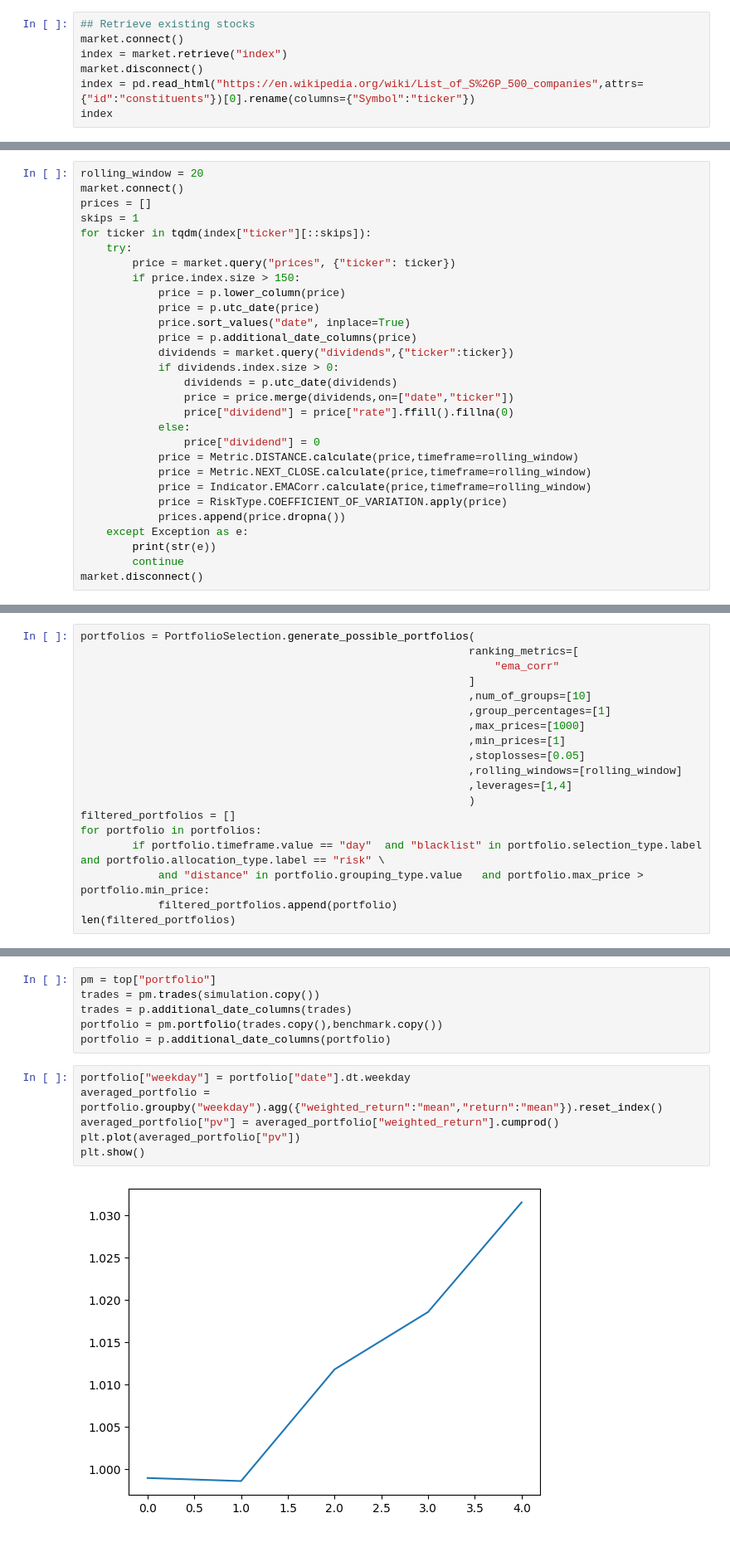
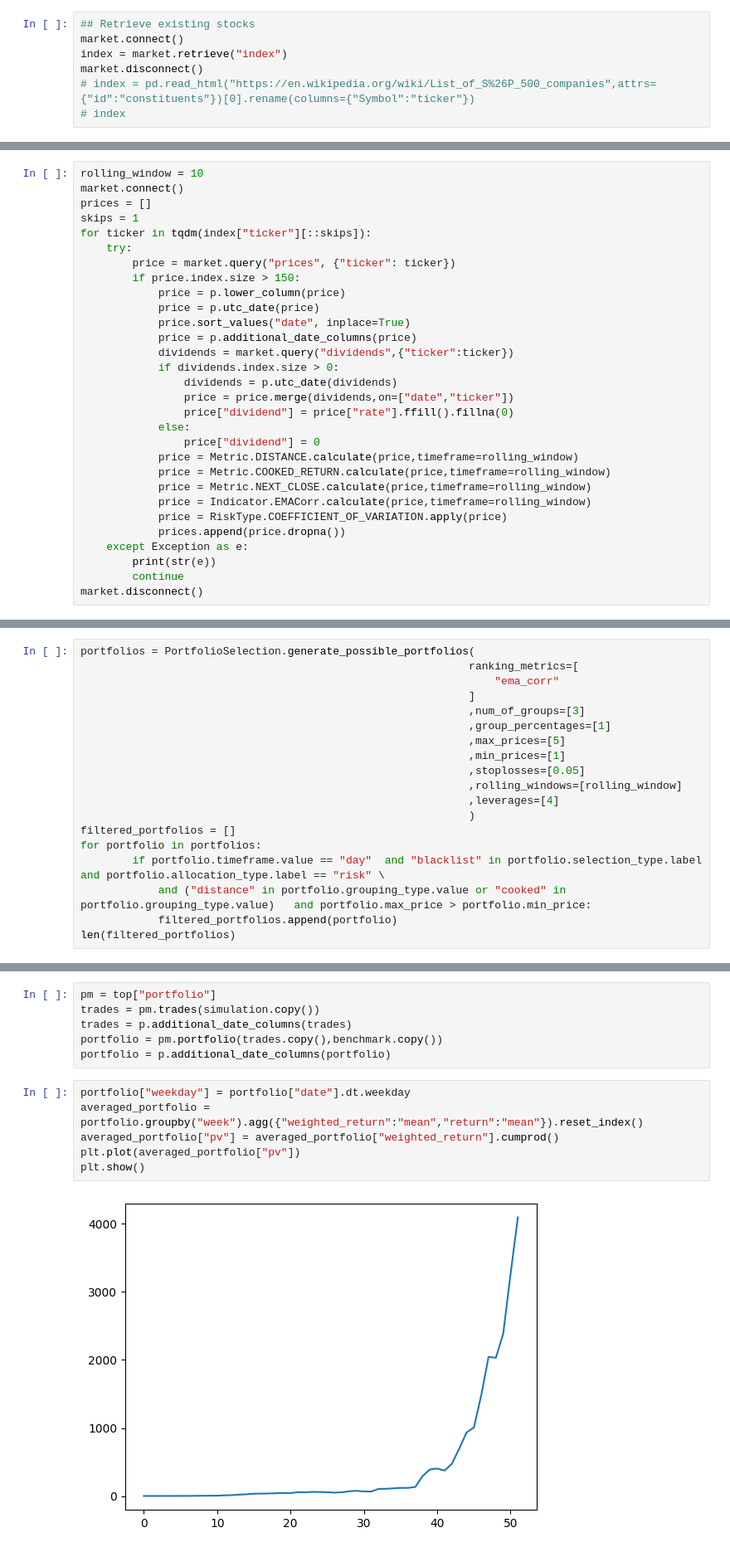
Before and after one commit to chung-ejy/orivault, a Jupyter notebook: studies/swing_trading_study/speculation_basic.ipynb, the cells around one changed output, grey strips where cells are left out. Shown at 83% size. Drawn from its saved outputs; the diff is of its cells as text.

```diff
--- a/studies/swing_trading_study/speculation_basic.ipynb
+++ b/studies/swing_trading_study/speculation_basic.ipynb
@@ -37,5 +37,5 @@ orivault = ADatabase("ori")
 market.connect()
 index = market.retrieve("index")
 market.disconnect()
-index = pd.read_html("https://en.wikipedia.org/wiki/List_of_S%26P_500_companies",attrs={"id":"constituents"})[0].rename(columns={"Symbol":"ticker"})
-index
+# index = pd.read_html("https://en.wikipedia.org/wiki/List_of_S%26P_500_companies",attrs={"id":"constituents"})[0].rename(columns={"Symbol":"ticker"})
+# index
@@ -60,7 +46,7 @@ benchmark = market.query("prices",{"ticker":"JPM"})
 market.disconnect()
 benchmark = Benchmark.convert_to_benchmark(benchmark,"adjclose")
 # %%
-rolling_window = 20
+rolling_window = 10
 market.connect()
 prices = []
 skips = 1
@@ -80,6 +66,7 @@ for ticker in tqdm(index["ticker"][::skips]):
             else:
                 price["dividend"] = 0
             price = Metric.DISTANCE.calculate(price,timeframe=rolling_window)
+            price = Metric.COOKED_RETURN.calculate(price,timeframe=rolling_window)
             price = Metric.NEXT_CLOSE.calculate(price,timeframe=rolling_window)
             price = Indicator.EMACorr.calculate(price,timeframe=rolling_window)
             price = RiskType.COEFFICIENT_OF_VARIATION.apply(price)
@@ -99,18 +97,18 @@ portfolios = PortfolioSelection.generate_possible_portfolios(
                                                             ranking_metrics=[
                                                                 "ema_corr"
                                                             ]
-                                                            ,num_of_groups=[10]
+                                                            ,num_of_groups=[3]
                                                             ,group_percentages=[1]
-                                                            ,max_prices=[1000]
+                                                            ,max_prices=[5]
                                                             ,min_prices=[1]
                                                             ,stoplosses=[0.05]
                                                             ,rolling_windows=[rolling_window]
-                                                            ,leverages=[1,4]
+                                                            ,leverages=[4]
                                                             )
 filtered_portfolios = []
 for portfolio in portfolios:
         if portfolio.timeframe.value == "day"  and "blacklist" in portfolio.selection_type.label  and portfolio.allocation_type.label == "risk" \
-            and "distance" in portfolio.grouping_type.value   and portfolio.max_price > portfolio.min_price:
+            and ("distance" in portfolio.grouping_type.value or "cooked" in portfolio.grouping_type.value)   and portfolio.max_price > portfolio.min_price:
             filtered_portfolios.append(portfolio)
 len(filtered_portfolios)
 # %% [output]
@@ -190,12 +188,12 @@ portfolio = pm.portfolio(trades.copy(),benchmark.copy())
 portfolio = p.additional_date_columns(portfolio)
 # %%
 portfolio["weekday"] = portfolio["date"].dt.weekday
-averaged_portfolio = portfolio.groupby("weekday").agg({"weighted_return":"mean","return":"mean"}).reset_index()
+averaged_portfolio = portfolio.groupby("week").agg({"weighted_return":"mean","return":"mean"}).reset_index()
 averaged_portfolio["pv"] = averaged_portfolio["weighted_return"].cumprod()
 plt.plot(averaged_portfolio["pv"])
 plt.show()
 # %% [output]
-[figure, old version]
+[figure, new version]
 # %%
 portfolio['Year-Month'] = portfolio["year"].astype(str) + "m" + portfolio[pm.timeframe.value].astype(str)
 ax = portfolio[["Year-Month","raw_pnl","benchmark_pnl"]].set_index("Year-Month").plot(
```
Also changed, not shown: parts of 9 cells of this notebook, 3 other files.
